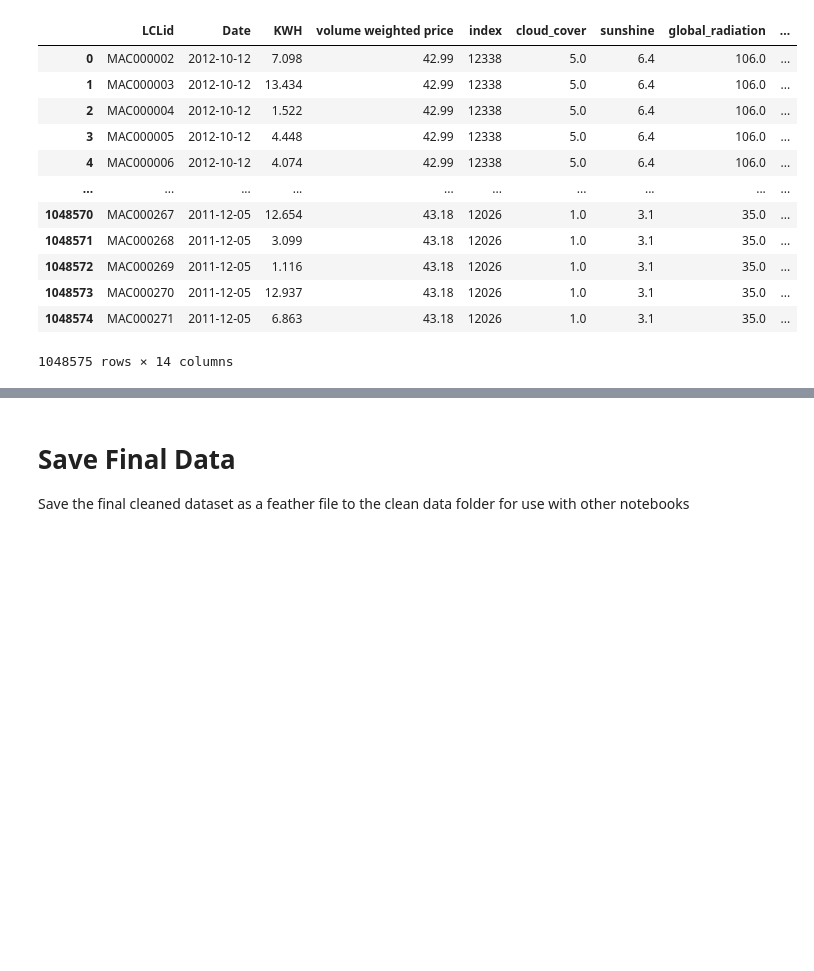
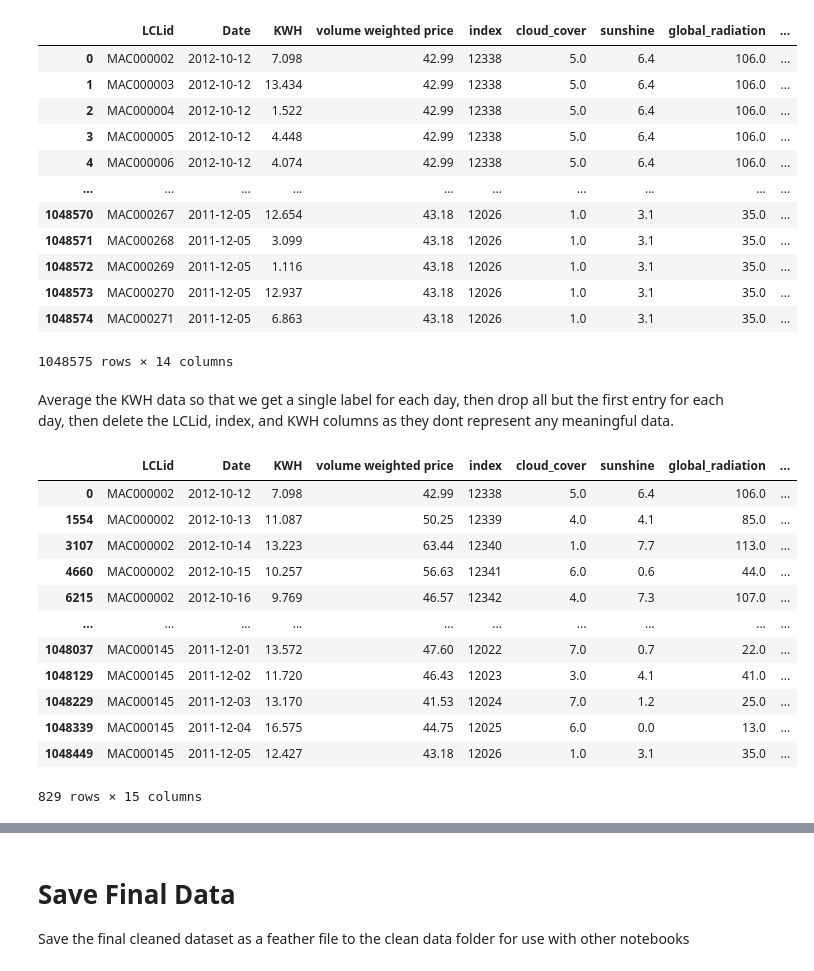
Before and after one commit to danny-ven/csc5610_london_energy, a Jupyter notebook: jupyter_notebooks/LondonData.ipynb, the cells around one changed output, grey strips where cells are left out. Drawn from its saved outputs; the diff is of its cells as text; code cells hidden in the pictures; blank space fills up the shorter version.

```diff
--- a/jupyter_notebooks/LondonData.ipynb
+++ b/jupyter_notebooks/LondonData.ipynb
@@ -491,3 +491,25 @@ Index(['LCLid', 'Date', 'KWH', 'volume weighted price', 'index', 'cloud_cover',
 | 1048573 | MAC000270 | 2011-12-05 | 12.937 | 43.18 | 12026 | 1.0 | 3.1 | 35.0 | ... |
 | 1048574 | MAC000271 | 2011-12-05 | 6.863 | 43.18 | 12026 | 1.0 | 3.1 | 35.0 | ... |
 1048575 rows × 14 columns
+# %% [markdown]
+Average the KWH data so that we get a single label for each day,
+then drop all but the first entry for each day,
+then delete the LCLid, index, and KWH columns as they dont represent any meaningful data.
+# %%
+CleanedData_df['avgKWH'] = CleanedData_df.groupby('Date')['KWH'].transform('mean')
+CleanedData_df = CleanedData_df.drop_duplicates(subset=['Date'], keep='first')
+CleanedData_df
+# %% [output]
+|  | LCLid | Date | KWH | volume weighted price | index | cloud_cover | sunshine | global_radiation | ... |
+| 0 | MAC000002 | 2012-10-12 | 7.098 | 42.99 | 12338 | 5.0 | 6.4 | 106.0 | ... |
+| 1554 | MAC000002 | 2012-10-13 | 11.087 | 50.25 | 12339 | 4.0 | 4.1 | 85.0 | ... |
+| 3107 | MAC000002 | 2012-10-14 | 13.223 | 63.44 | 12340 | 1.0 | 7.7 | 113.0 | ... |
+| 4660 | MAC000002 | 2012-10-15 | 10.257 | 56.63 | 12341 | 6.0 | 0.6 | 44.0 | ... |
+| 6215 | MAC000002 | 2012-10-16 | 9.769 | 46.57 | 12342 | 4.0 | 7.3 | 107.0 | ... |
+| ... | ... | ... | ... | ... | ... | ... | ... | ... | ... |
+| 1048037 | MAC000145 | 2011-12-01 | 13.572 | 47.60 | 12022 | 7.0 | 0.7 | 22.0 | ... |
+| 1048129 | MAC000145 | 2011-12-02 | 11.720 | 46.43 | 12023 | 3.0 | 4.1 | 41.0 | ... |
+| 1048229 | MAC000145 | 2011-12-03 | 13.170 | 41.53 | 12024 | 7.0 | 1.2 | 25.0 | ... |
+| 1048339 | MAC000145 | 2011-12-04 | 16.575 | 44.75 | 12025 | 6.0 | 0.0 | 13.0 | ... |
+| 1048449 | MAC000145 | 2011-12-05 | 12.427 | 43.18 | 12026 | 1.0 | 3.1 | 35.0 | ... |
+829 rows × 15 columns
```
Also changed, not shown: parts of 5 cells of this notebook, 12 other files.
